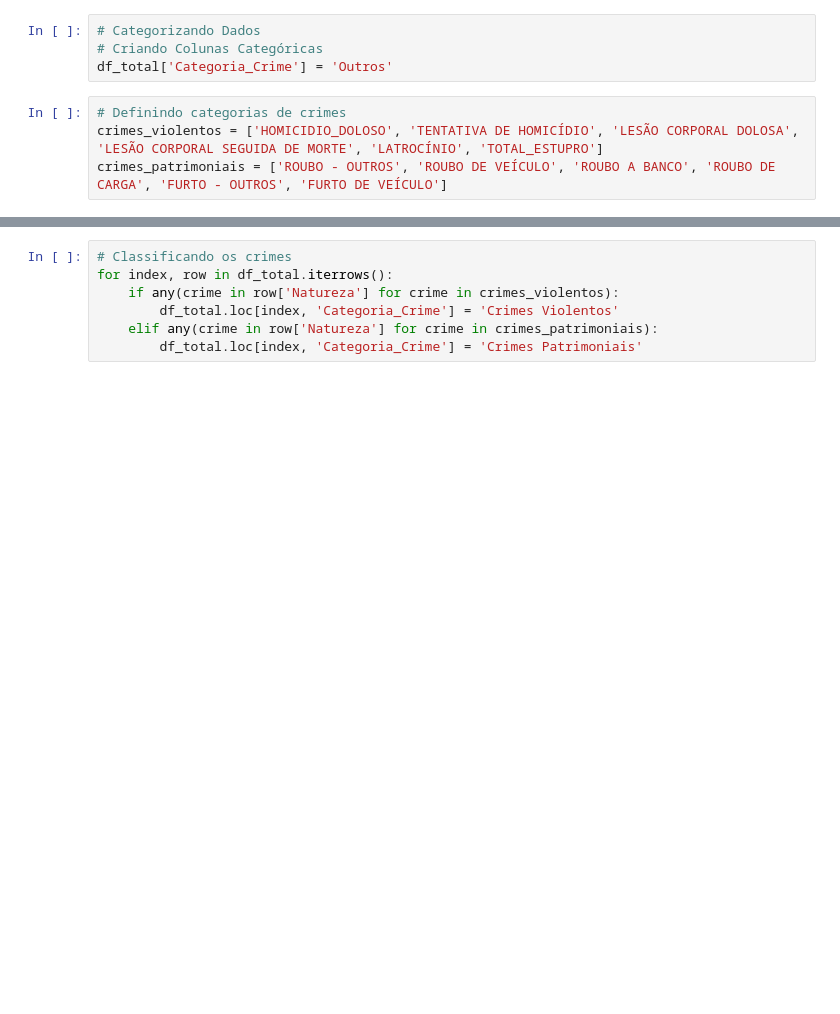
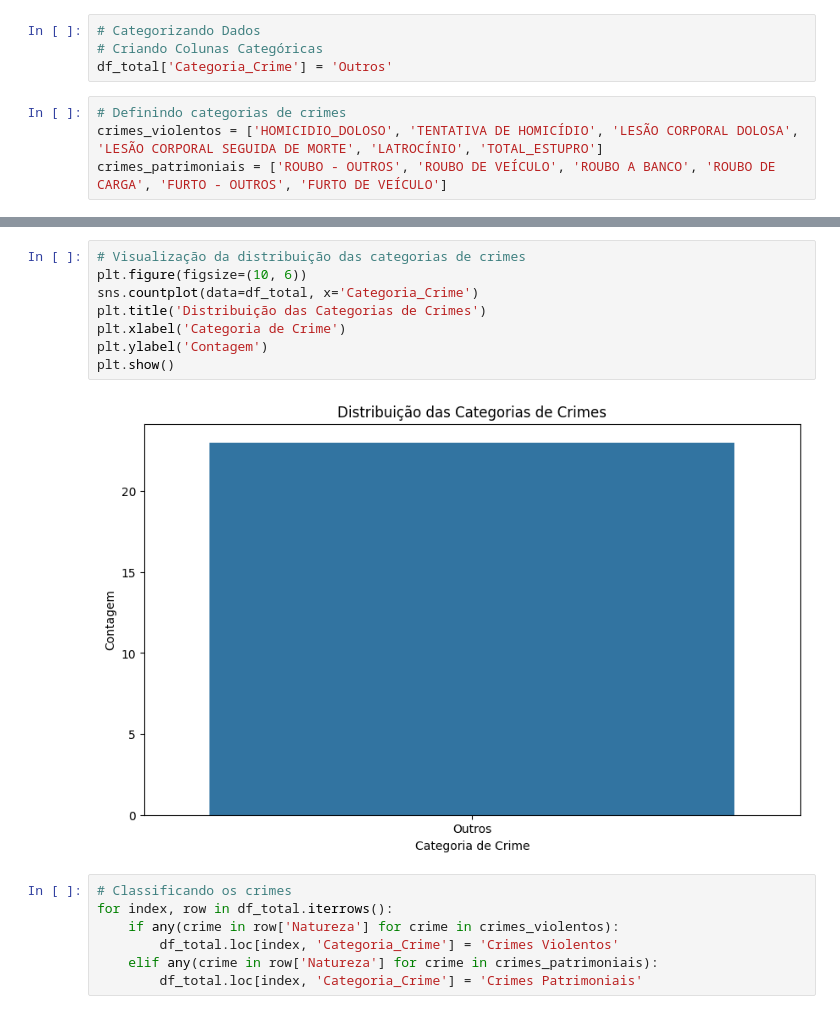
Before and after one commit to fertorresf/analise-criminal-sentinel, a Jupyter notebook: analise_criminal_sentinel_new.ipynb, the cells around one changed output, grey strips where cells are left out. Drawn from its saved outputs; the diff is of its cells as text; blank space fills up the shorter version.

```diff
--- a/analise_criminal_sentinel_new.ipynb
+++ b/analise_criminal_sentinel_new.ipynb
@@ -110,3 +184,13 @@ crimes_patrimoniais = ['ROUBO - OUTROS', 'ROUBO DE VEÍCULO', 'ROUBO A BANCO', '
+# %%
+# Visualização da distribuição das categorias de crimes
+plt.figure(figsize=(10, 6))
+sns.countplot(data=df_total, x='Categoria_Crime')
+plt.title('Distribuição das Categorias de Crimes')
+plt.xlabel('Categoria de Crime')
+plt.ylabel('Contagem')
+plt.show()
+# %% [output]
+[figure, added]
 # %%
 # Classificando os crimes
 for index, row in df_total.iterrows():
```
Also changed, not shown: parts of 17 cells of this notebook.
